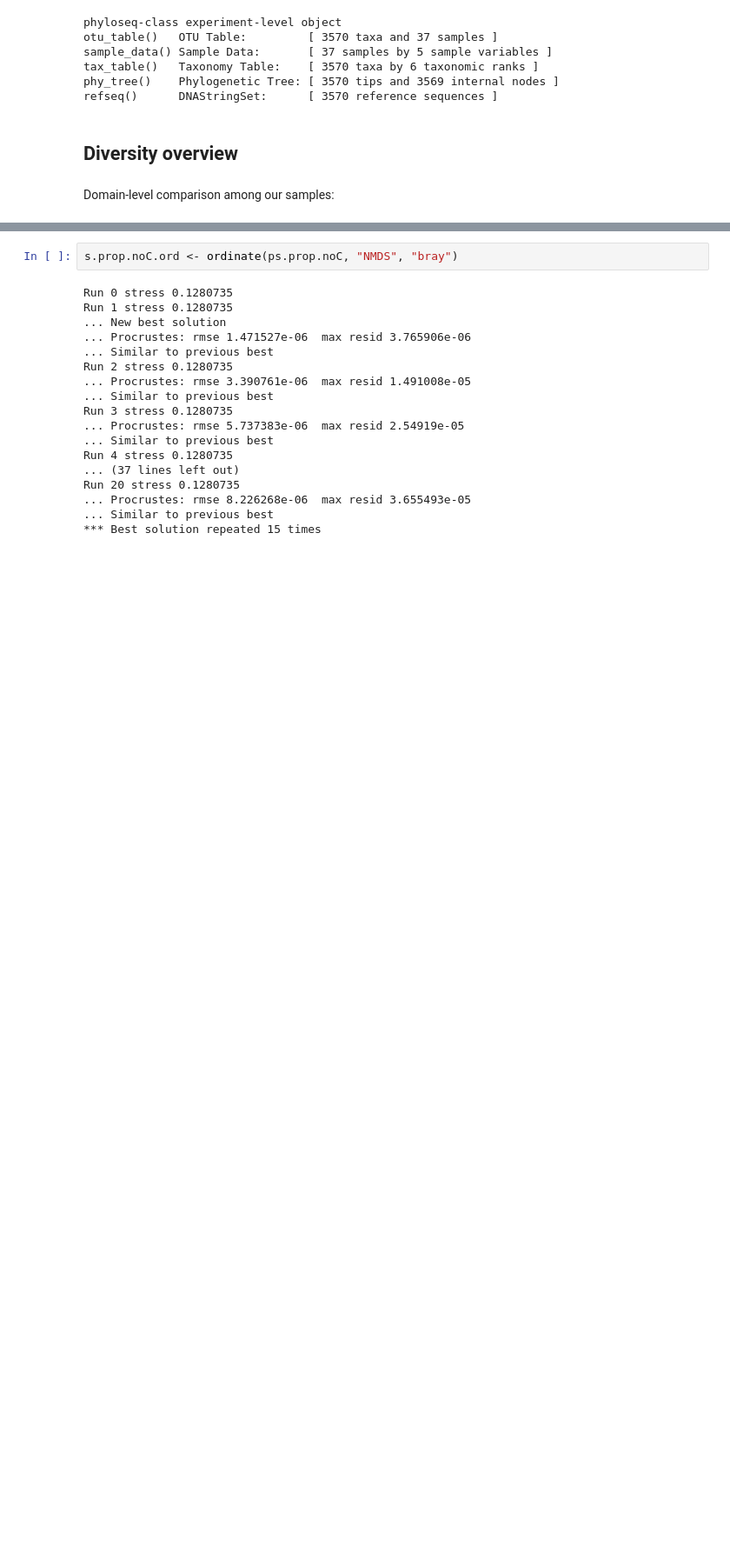
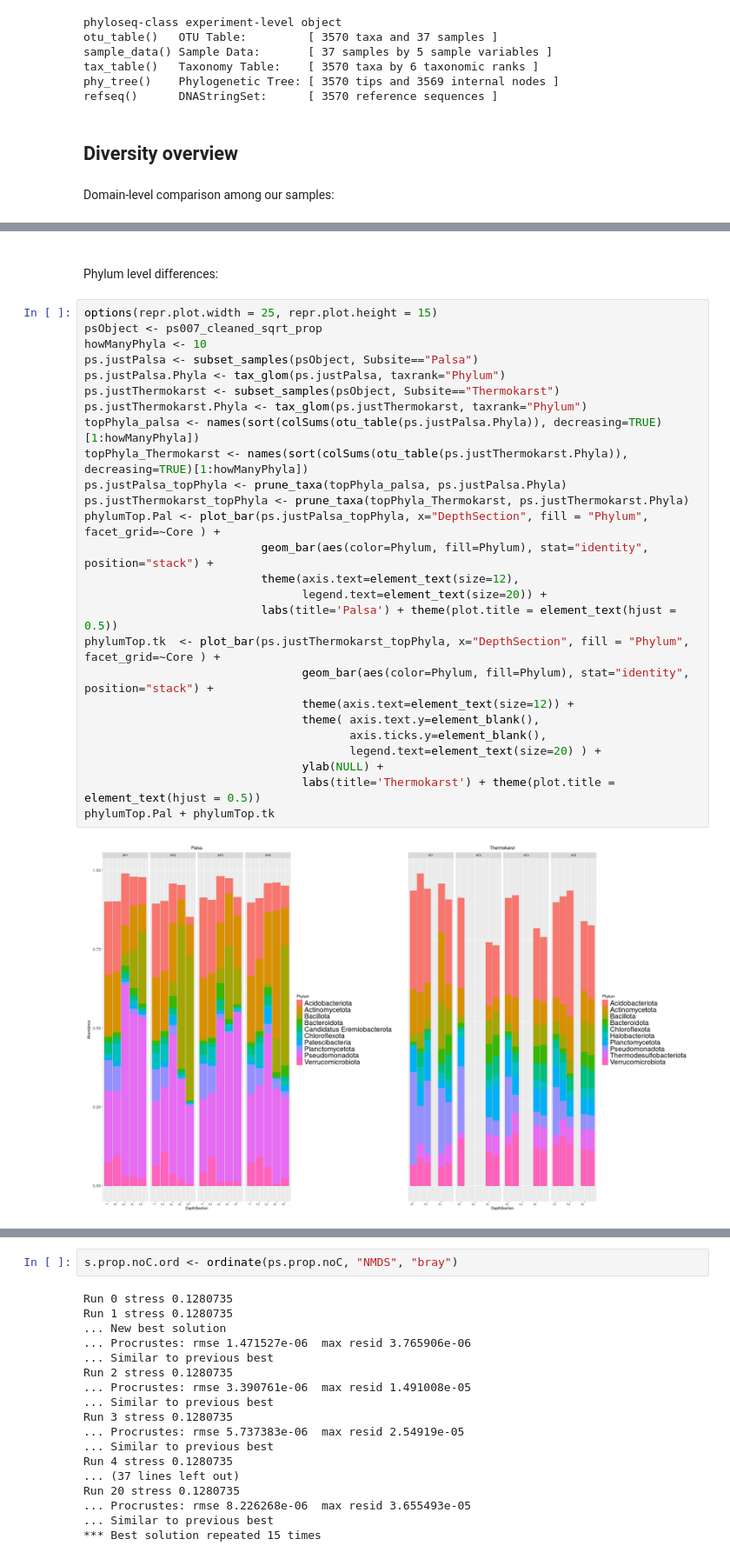
Before and after one commit to danchurch/sphagnumCUEmetabarcoding, a Jupyter notebook: sequenceAnalysis/firstLookPeat16s.ipynb, the cells around one changed output, grey strips where cells are left out. Shown at 87% size. Drawn from its saved outputs; the diff is of its cells as text; blank space fills up the shorter version.

```diff
--- a/sequenceAnalysis/firstLookPeat16s.ipynb
+++ b/sequenceAnalysis/firstLookPeat16s.ipynb
@@ -479,0 +468,32 @@ A sample_data: 4 × 5
+# %% [markdown]
+<a id="DomainGraph"></a>
+# %% [markdown]
+Phylum level differences:
+# %%
+options(repr.plot.width = 25, repr.plot.height = 15)
+psObject <- ps007_cleaned_sqrt_prop
+howManyPhyla <- 10
+ps.justPalsa <- subset_samples(psObject, Subsite=="Palsa")
+ps.justPalsa.Phyla <- tax_glom(ps.justPalsa, taxrank="Phylum")
+ps.justThermokarst <- subset_samples(psObject, Subsite=="Thermokarst")
+ps.justThermokarst.Phyla <- tax_glom(ps.justThermokarst, taxrank="Phylum")
+topPhyla_palsa <- names(sort(colSums(otu_table(ps.justPalsa.Phyla)), decreasing=TRUE)[1:howManyPhyla])
+topPhyla_Thermokarst <- names(sort(colSums(otu_table(ps.justThermokarst.Phyla)), decreasing=TRUE)[1:howManyPhyla])
+ps.justPalsa_topPhyla <- prune_taxa(topPhyla_palsa, ps.justPalsa.Phyla)
+ps.justThermokarst_topPhyla <- prune_taxa(topPhyla_Thermokarst, ps.justThermokarst.Phyla)
+phylumTop.Pal <- plot_bar(ps.justPalsa_topPhyla, x="DepthSection", fill = "Phylum", facet_grid=~Core ) +
+                          geom_bar(aes(color=Phylum, fill=Phylum), stat="identity", position="stack") +
+                          theme(axis.text=element_text(size=12),
+                                legend.text=element_text(size=20)) +
+                          labs(title='Palsa') + theme(plot.title = element_text(hjust = 0.5))
+phylumTop.tk  <- plot_bar(ps.justThermokarst_topPhyla, x="DepthSection", fill = "Phylum", facet_grid=~Core ) +
+                                geom_bar(aes(color=Phylum, fill=Phylum), stat="identity", position="stack") +
+                                theme(axis.text=element_text(size=12)) +
+                                theme( axis.text.y=element_blank(),
+                                       axis.ticks.y=element_blank(),
+                                       legend.text=element_text(size=20) ) +
+                                ylab(NULL) +
+                                labs(title='Thermokarst') + theme(plot.title = element_text(hjust = 0.5))
+phylumTop.Pal + phylumTop.tk
+# %% [output]
+[figure, added]
```
Also changed, not shown: parts of 18 cells of this notebook, 4 other files.
